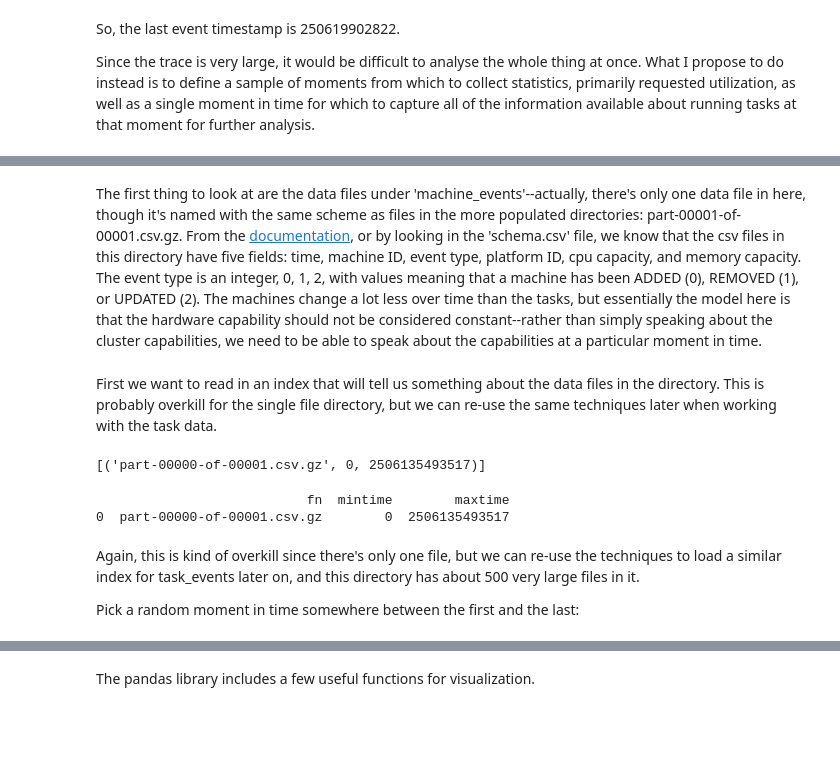
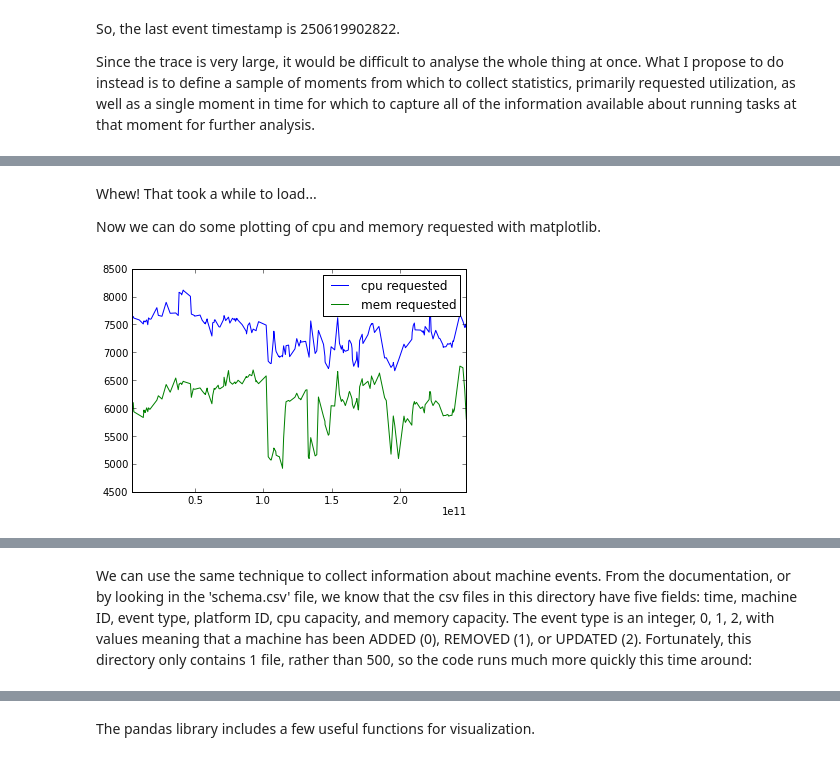
Before and after one commit to marklee77/notebooks, a Jupyter notebook: Exploring the Google Cluster dataset with ipython.ipynb, the cells around one changed output, grey strips where cells are left out. Drawn from its saved outputs; the diff is of its cells as text; code cells hidden in the pictures; blank space fills up the shorter version.

```diff
--- a/Exploring the Google Cluster dataset with ipython.ipynb
+++ b/Exploring the Google Cluster dataset with ipython.ipynb
@@ -70,8 +37,8 @@ So, the last event timestamp is 250619902822.
 Since the trace is very large, it would be difficult to analyse the whole thing at once. What I propose to do instead is to define a sample of moments from which to collect statistics, primarily requested utilization, as well as a single moment in time for which to capture all of the information available about running tasks at that moment for further analysis.
 # %%
 from random import randint, sample, seed
-seed(47)
-sample_moments = iter(sorted(sample(xrange(250619902823), 1000)))
+seed(83)
+sample_moments = sorted(sample(xrange(250619902823), 200))
 snapshot_moment = randint(0, 250619902822)
 print snapshot_moment
 # %% [output]
@@ -79,34 +46,52 @@ print snapshot_moment
 # %%
+from collections import OrderedDict
+
 from pandas import DataFrame
+
 tasks_dict = {}
-sample_tuples = []
-current_sample_moment = next(sample_moments)
+samples_dicts = OrderedDict([])
+sample_moments_iterator = iter(sample_moments)
+current_sample_moment = next(sample_moments_iterator)
 tasks_df = None
 
 # Not the most elegant code I've ever written...
+%%time
 for fn in sorted(listdir('task_events')):
+
     fp = path.join('task_events', fn)
-    task_events_df = read_csv(fp, header=None, index_col=False, compression='gzip', names=task_events_csv_colnames)
+    task_events_df = read_csv(fp, header=None, index_col=False, compression='gzip',
+                              names=task_events_csv_colnames)
+
     for index, event in task_events_df.iterrows():
+
         if current_sample_moment is not None and event['time'] > current_sample_moment:
             tmp_tasks_df = DataFrame(tasks_dict.values())
-            sample_tuples.append((current_sample_moment, sum(tmp_tasks_df['cpu']), sum(tmp_tasks_df['mem'])))
+            samples_dicts[current_sample_moment] = ({'time' : current_sample_moment,
+                                                     'cpu_requested' : sum(tmp_tasks_df['cpu']),
+                                                     'mem_requested' : sum(tmp_tasks_df['mem'])})
             try:
-                current_sample_moment = next(sample_moments)
+                current_sample_moment = next(sample_moments_iterator)
             except StopIteration:
                 current_sample_moment = None
+
         if tasks_df is None and event['time'] > snapshot_moment:
             tasks_df = DataFrame(tasks_dict.values())
+
         if event['event_type'] in [0, 7, 8]:
             tasks_dict[(event['job_id'], event['task_idx'])] = {'task_id' : (event['job_id'], event['task_idx']),
                                                                 'machine_id' : event['machine_id'],
                                                                 'cpu' : event['cpu'], 'mem' : event['mem']}
         elif event['event_type'] in [2, 3, 4, 5, 6]:
             del tasks_dict[(event['job_id'], event['task_idx'])]
+
     if tasks_df is not None and current_sample_moment is None:
         break
 
-tasks_df = DataFrame(tasks_dict.values())
+samples_df = DataFrame(samples_dicts.values())
+
 print tasks_df
+print
+print samples_df
+print
 # %% [output]
 <class 'pandas.core.frame.DataFrame'>
@@ -119,0 +116,17 @@ dtypes: float64(3), object(1)
+# %% [markdown]
+Whew! That took a while to load...
+
+Now we can do some plotting of cpu and memory requested with matplotlib.
+# %%
+import matplotlib.pyplot as plt
+
+%%time
+fig = plt.figure()
+ax = fig.add_subplot(111)
+ax.plot(samples_df['time'], samples_df['cpu_requested'], label='cpu requested')
+ax.plot(samples_df['time'], samples_df['mem_requested'], label='mem requested')
+plt.xlim(min(samples_df['time']), max(samples_df['time']))
+plt.legend()
+plt.show()
+# %% [output]
+[figure, added]
@@ -120,26 +135,2 @@ dtypes: float64(3), object(1)
 # %% [markdown]
-The first thing to look at are the data files under 'machine_events'--actually, there's only one data file in here, though it's named with the same scheme as files in the more populated directories: part-00001-of-00001.csv.gz. From the [documentation](https://code.google.com/p/googleclusterdata/wiki/TraceVersion2), or by looking in the 'schema.csv' file, we know that the csv files in this directory have five fields: time, machine ID, event type, platform ID, cpu capacity, and memory capacity. The event type is an integer, 0, 1, 2, with values meaning that a machine has been ADDED (0), REMOVED (1), or UPDATED (2). The machines change a lot less over time than the tasks, but essentially the model here is that the hardware capability should not be considered constant--rather than simply speaking about the cluster capabilities, we need to be able to speak about the capabilities at a particular moment in time.
+We can use the same technique to collect information about machine events. From the documentation, or by looking in the 'schema.csv' file, we know that the csv files in this directory have five fields: time, machine ID, event type, platform ID, cpu capacity, and memory capacity. The event type is an integer, 0, 1, 2, with values meaning that a machine has been ADDED (0), REMOVED (1), or UPDATED (2). Fortunately, this directory only contains 1 file, rather than 500, so the code runs much more quickly this time around:
-# %% [markdown]
-First we want to read in an index that will tell us something about the data files in the directory. This is probably overkill for the single file directory, but we can re-use the same techniques later when working with the task data.
-# %%
-from pandas import read_csv
-from os import path
-me_files = [(fn, min(df['time']), max(df['time'])) for fn, df in
-                             ((fn, read_csv(path.join('machine_events', fn),
-                                                  header=None, index_col=False, compression='gzip',
-                                                  names=['time', 'machine_id', 'event_type', 'platform_id', 'cpu',
-                                                         'mem'])) for fn in listdir('machine_events'))]
-print me_files
-# %% [output]
-[('part-00000-of-00001.csv.gz', 0, 2506135493517)]
-# %%
-from pandas import DataFrame
-me_files_df = DataFrame(me_files, columns=['fn', 'mintime', 'maxtime'])
-print me_files_df
-# %% [output]
-                           fn  mintime        maxtime
-0  part-00000-of-00001.csv.gz        0  2506135493517
-# %% [markdown]
-Again, this is kind of overkill since there's only one file, but we can re-use the techniques to load a similar index for task_events later on, and this directory has about 500 very large files in it.
-
-Pick a random moment in time somewhere between the first and the last:
```
Also changed, not shown: parts of 32 cells of this notebook.
